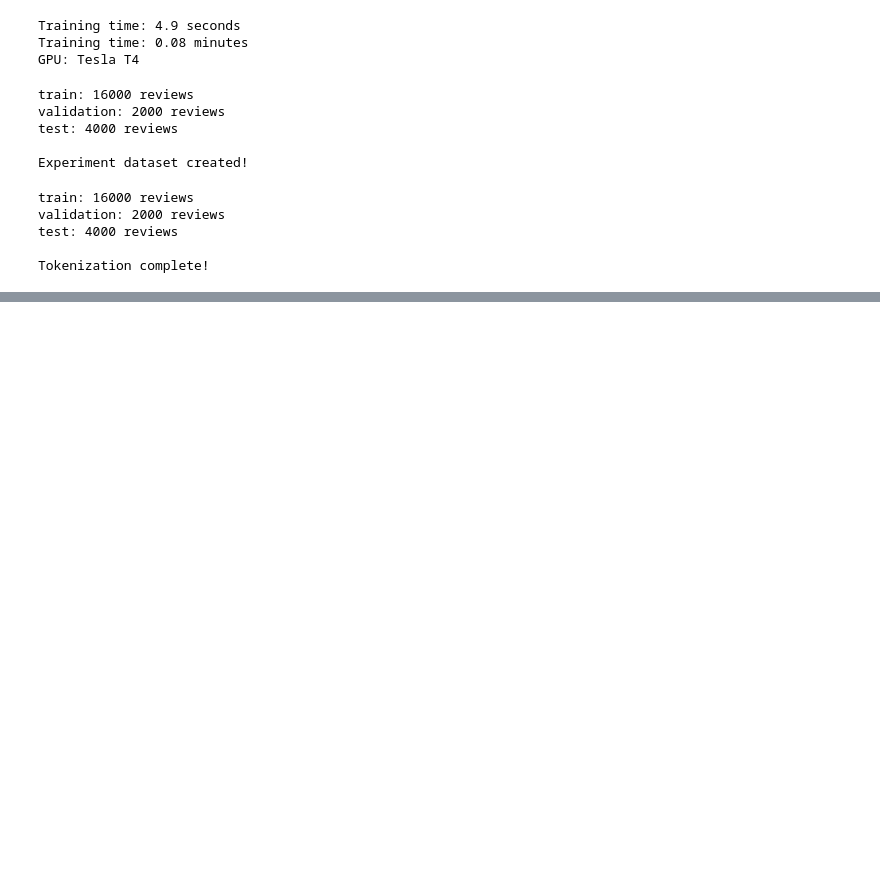
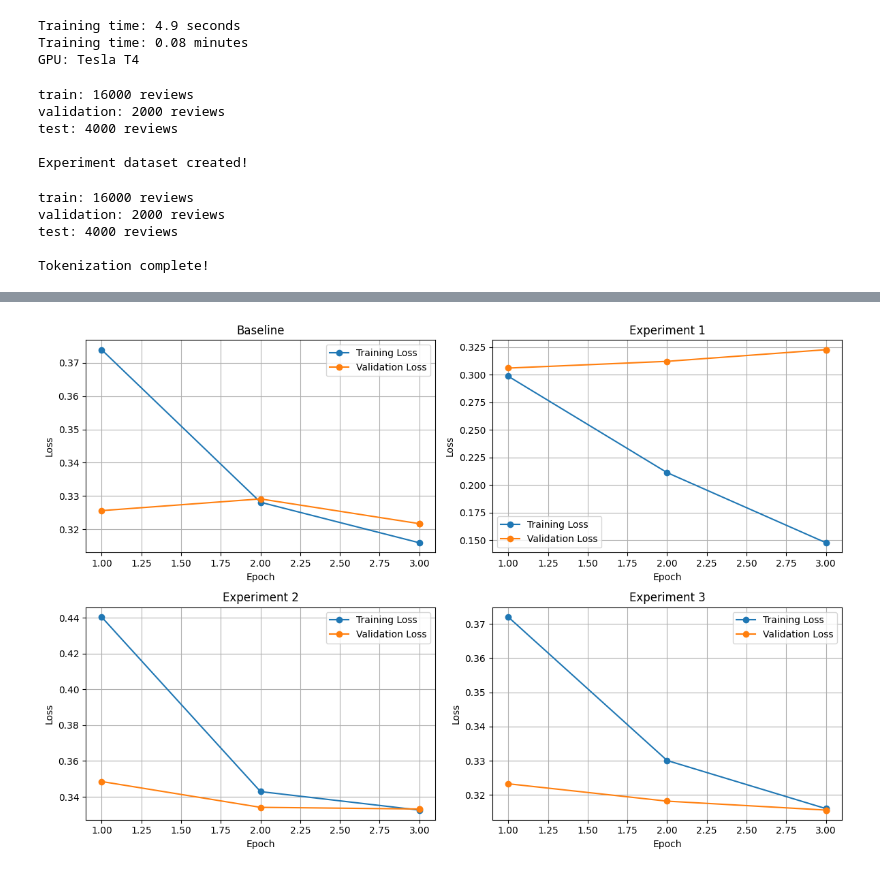
Before and after one commit to walk0504/DeepLearningIndustryAIChallenge, a Jupyter notebook: Amazon_Review_Sentiment_Analysis.ipynb, the cells around one changed output, grey strips where cells are left out. Cells and saved outputs as stored; diff of their text form; code cells hidden in the pictures; blank space fills up the shorter version.

Commit message:
Completed four experiments and final model evaluation

```diff
--- a/Amazon_Review_Sentiment_Analysis.ipynb
+++ b/Amazon_Review_Sentiment_Analysis.ipynb
@@ -416,0 +937,50 @@ Tokenization complete!
+# %%
+
+import matplotlib.pyplot as plt
+
+# Collect training and validation loss from each run
+trainers = {
+    "Baseline": baseline_trainer,
+    "Experiment 1": exp1_trainer,
+    "Experiment 2": exp2_trainer,
+    "Experiment 3": exp3_trainer
+}
+
+fig, axes = plt.subplots(2, 2, figsize=(12, 8))
+
+for ax, (name, trainer) in zip(axes.flat, trainers.items()):
+    history = trainer.state.log_history
+
+    train_epochs = [
+        entry["epoch"] for entry in history
+        if "loss" in entry
+    ]
+    train_losses = [
+        entry["loss"] for entry in history
+        if "loss" in entry
+    ]
+
+    val_epochs = [
+        entry["epoch"] for entry in history
+        if "eval_loss" in entry
+    ]
+    val_losses = [
+        entry["eval_loss"] for entry in history
+        if "eval_loss" in entry
+    ]
+
+    ax.plot(train_epochs, train_losses, marker="o", label="Training Loss")
+    ax.plot(val_epochs, val_losses, marker="o", label="Validation Loss")
+
+    ax.set_title(name)
+    ax.set_xlabel("Epoch")
+    ax.set_ylabel("Loss")
+    ax.legend()
+    ax.grid(True)
+
+
+plt.tight_layout()
+plt.savefig("training_validation_curves.png", dpi=300, bbox_inches="tight")
+plt.show()
+# %% [output]
+[figure, added]
```
Also changed, not shown: parts of 22 cells of this notebook.
